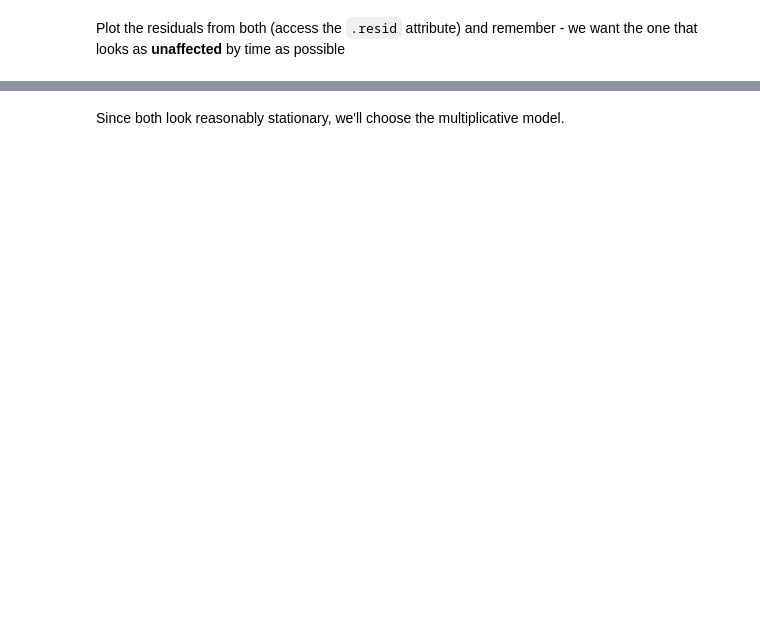
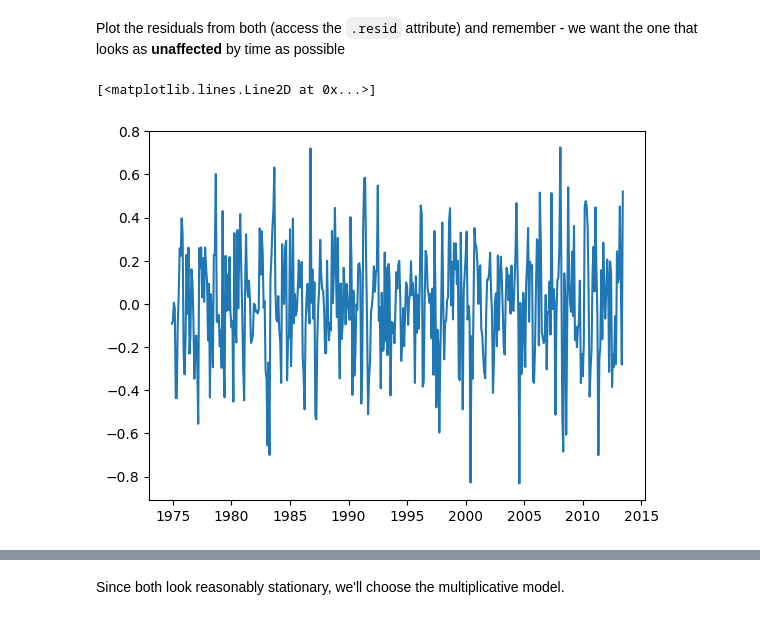
Before and after one commit to itsyeren/arima-seasonal, a Jupyter notebook: arima_seasonal_intro.ipynb, the cells around one changed output, grey strips where cells are left out. Saved outputs shown, nothing was run; the diff lists cells and outputs as text; code cells hidden in the pictures; blank space fills up the shorter version.

```diff
--- a/arima_seasonal_intro.ipynb
+++ b/arima_seasonal_intro.ipynb
@@ -268,0 +270,5 @@ Plot the residuals from both (access the `.resid` attribute) and remember - we w
+# %%
+plt.plot(additive_decomp.resid)
+# %% [output]
+[<matplotlib.lines.Line2D at 0x...>]
+[figure, added]
```
Also changed, not shown: parts of 13 cells of this notebook, 1 other file.
